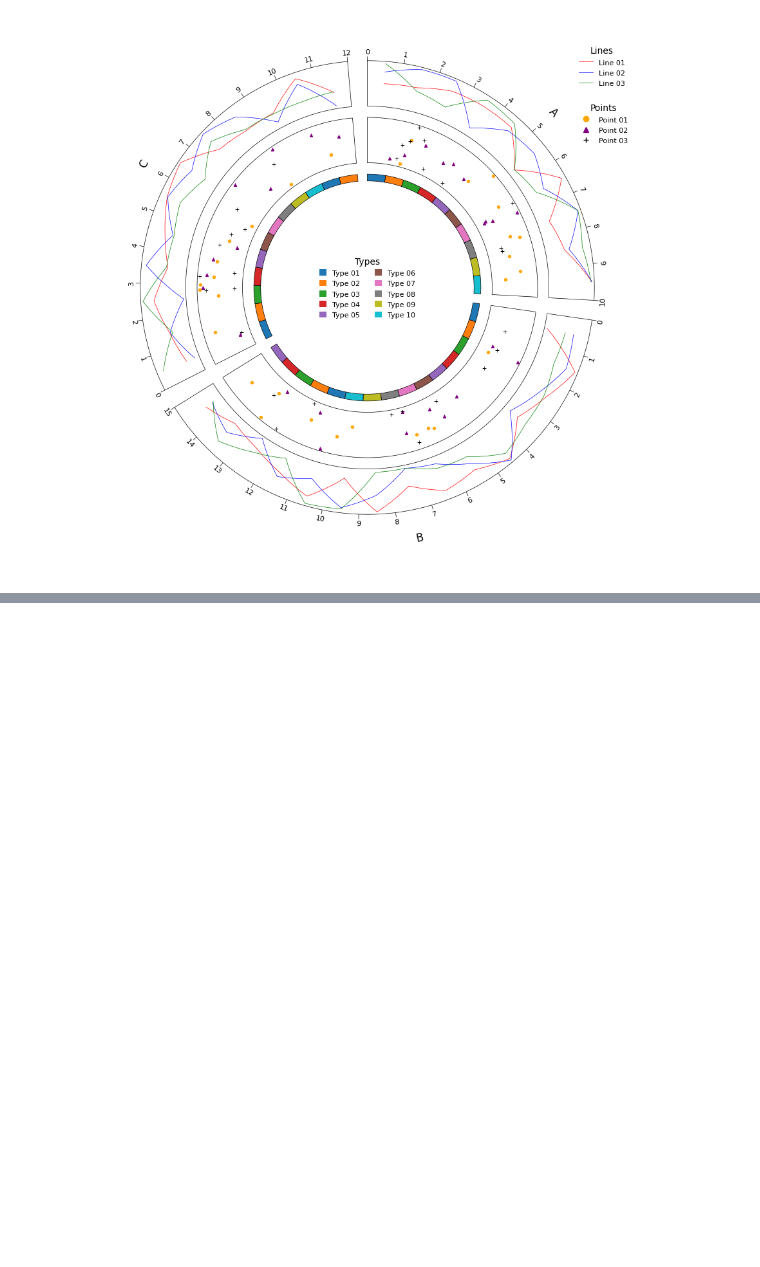
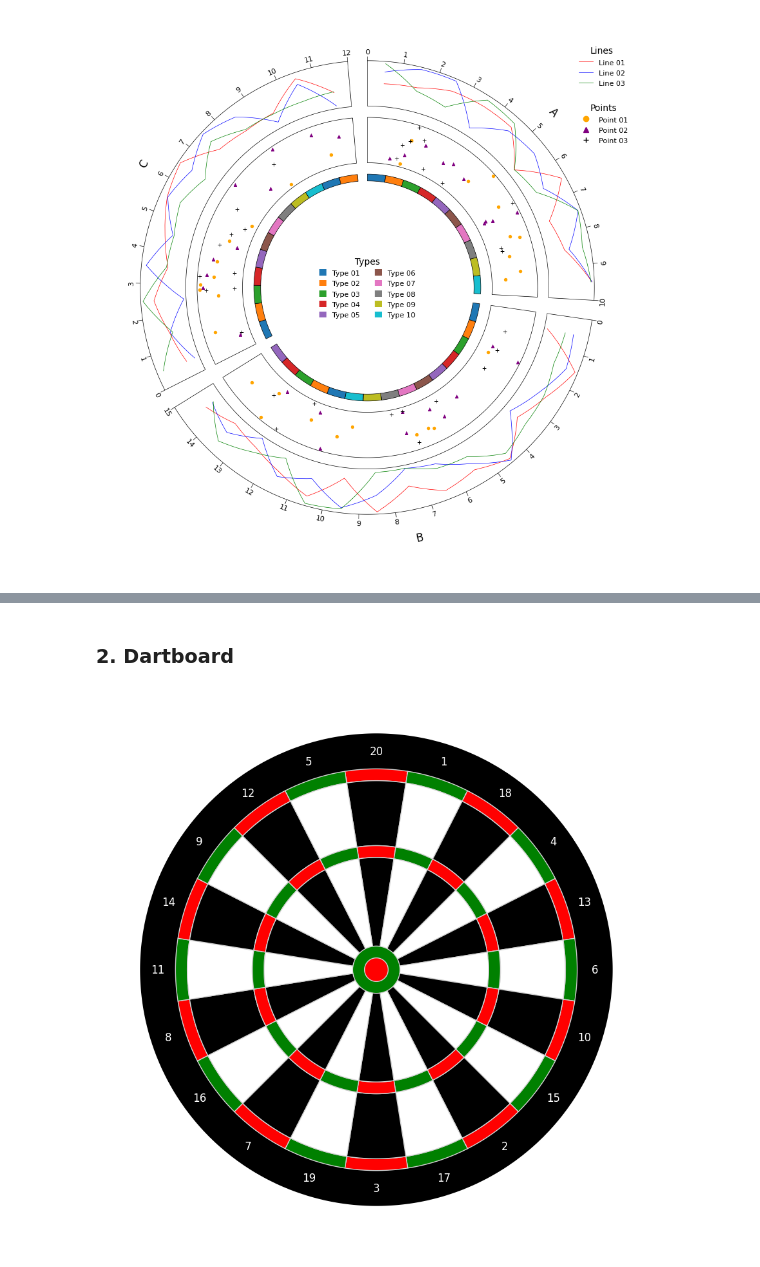
Before and after one commit to moshi4/pyCirclize, a Jupyter notebook: docs/plot_tips.ipynb, the cells around one changed output, grey strips where cells are left out. Cells and saved outputs as stored; diff of their text form; code cells hidden in the pictures; blank space fills up the shorter version.

```diff
--- a/docs/plot_tips.ipynb
+++ b/docs/plot_tips.ipynb
@@ -236,0 +267,27 @@ _ = circos.ax.legend(
+# %% [markdown]
+### 2. Dartboard
+# %%
+from pycirclize import Circos
+
+points = [20, 1, 18, 4, 13, 6, 10, 15, 2, 17, 3, 19, 7, 16, 8, 11, 14, 9, 12, 5]
+sectors = {str(p): 1 for p in points}
+circos = Circos(sectors, space=0, start=-9, end=351)
+
+red_or_green = ("red", "green")
+black_or_white = ("black", "white")
+
+circos.rect(r_lim=(85, 100), fc="black")
+for idx, sector in enumerate(circos.sectors):
+    sector.text(sector.name, r=92.5, color="white", size=12, adjust_rotation=False)
+    color_idx = idx % 2
+    sector.rect(r_lim=(80, 85), fc=red_or_green[color_idx], ec="lightgrey", lw=1)
+    sector.rect(r_lim=(52.5, 80), fc=black_or_white[color_idx], ec="lightgrey", lw=1)
+    sector.rect(r_lim=(47.5, 52.5), fc=red_or_green[color_idx], ec="lightgrey", lw=1)
+    sector.rect(r_lim=(10, 47.5), fc=black_or_white[color_idx], ec="lightgrey", lw=1)
+circos.rect(r_lim=(5, 10), fc="green")
+circos.rect(r_lim=(0, 5), fc="red")
+circos.line(r=5, color="lightgrey", lw=1)
+
+fig = circos.plotfig()
+# %% [output]
+[figure, added]
```
Also changed, not shown: parts of 5 cells of this notebook, 1 other file.
